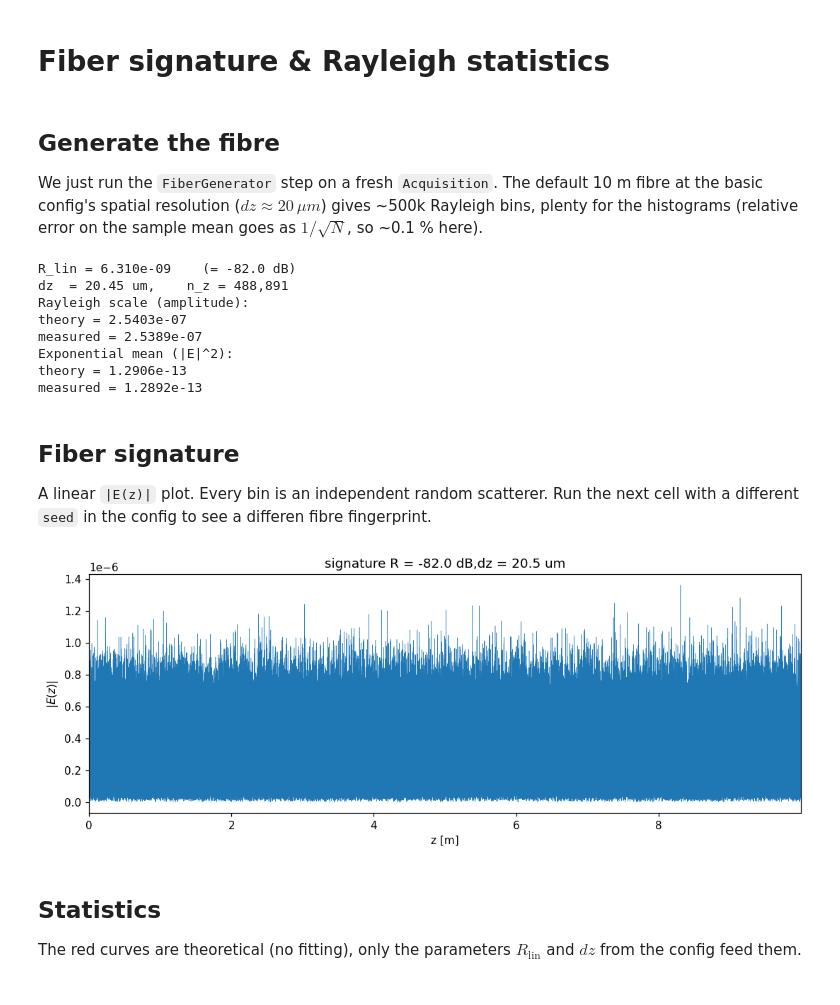
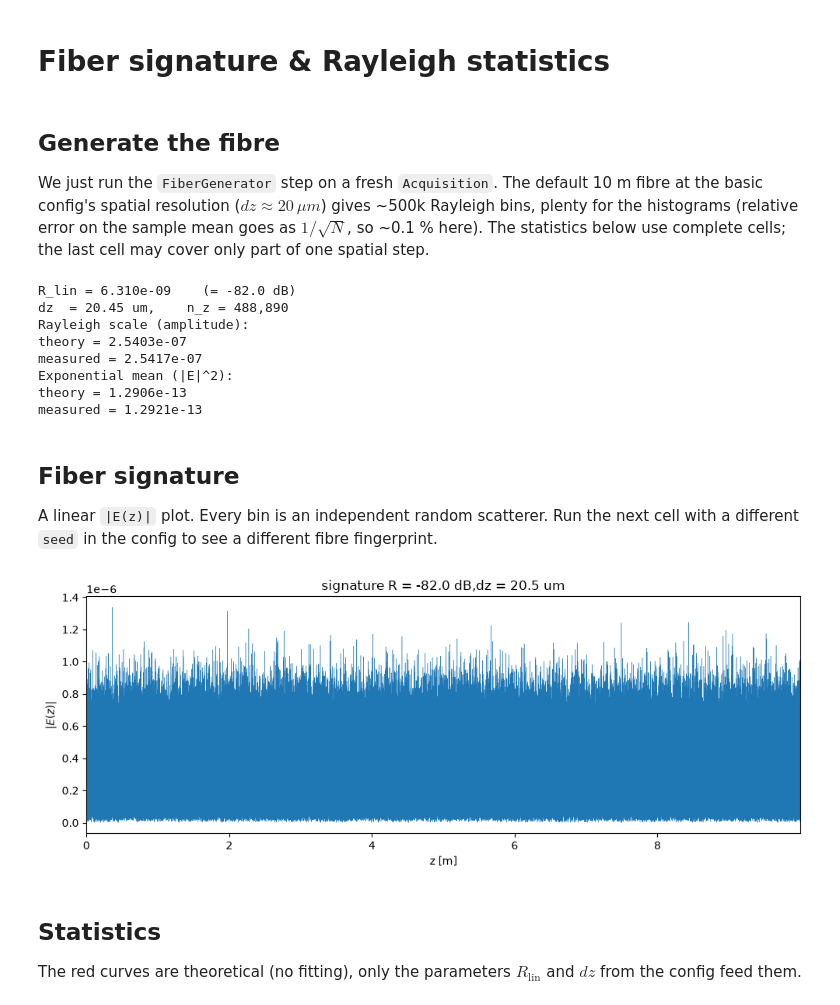
Before and after one commit to ameoli/PyOFDR, a Jupyter notebook: examples/00_fiber_signature.ipynb, the cells around one changed output. Cells and saved outputs as stored; diff of their text form; code cells hidden in the pictures.

```diff
--- a/examples/00_fiber_signature.ipynb
+++ b/examples/00_fiber_signature.ipynb
@@ -17,11 +13,12 @@ from pyofdr.utils.units import dB_to_linear
 ## Generate the fibre
 We just run the `FiberGenerator` step on a fresh `Acquisition`. The default 10 m fibre at the basic config's spatial resolution ($dz \approx 20\,\mu m$) gives ~500k Rayleigh bins, plenty for the
 histograms (relative error on the sample mean goes as $1/\sqrt{N}$, so ~0.1 % here).
+The statistics below use complete cells; the last cell may cover only part of one spatial step.
 # %%
 cfg = load_config('../configs/ofdr_basic.yaml')
 acq = FiberGenerator(cfg).process(Acquisition())
 
-profile = acq.fiber_profile[0] # single core
+profile = acq.fiber_profile[0, :-1]  # full cells in the first core
 mag, phase, power = np.abs(profile), np.angle(profile), np.abs(profile)**2
 
 R_lin     = dB_to_linear(cfg['fiber']['rayleigh_coefficient_dB'])
@@ -44,28 +41,28 @@ print(f"theory = {m_theory:.4e}")
 print(f"measured = {m_meas:.4e}")
 # %% [output]
 R_lin = 6.310e-09    (= -82.0 dB)
-dz  = 20.45 um,    n_z = 488,891
+dz  = 20.45 um,    n_z = 488,890
 Rayleigh scale (amplitude):
 theory = 2.5403e-07
-measured = 2.5389e-07
+measured = 2.5417e-07
 Exponential mean (|E|^2):
 theory = 1.2906e-13
-measured = 1.2892e-13
+measured = 1.2921e-13
 # %% [markdown]
 ## Fiber signature
 A linear `|E(z)|` plot. Every bin is an independent random scatterer.
-Run the next cell with a different `seed` in the config to see a differen fibre fingerprint.
+Run the next cell with a different `seed` in the config to see a different fibre fingerprint.
 # %%
 fig, ax = plt.subplots(1, 1, figsize=(10, 4))
-ax.plot(acq.z, mag, lw=0.3, color='C0')
+ax.plot(acq.z[:-1], mag, lw=0.3, color='C0')
 ax.set_xlabel('z [m]')
 ax.set_ylabel(r'$|E(z)|$')
 ax.set_title(f"signature R = {cfg['fiber']['rayleigh_coefficient_dB']} dB," f"dz = {dz*1e6:.1f} um")
 ax.set_xlim(0, acq.z[-1])
 fig.tight_layout()
 plt.show()
 # %% [output]
-[figure, old version]
+[figure, new version]
 # %% [markdown]
 ## Statistics
 The red curves are theoretical (no fitting), only the parameters $R_{\text{lin}}$ and $dz$ from the config feed them.
```
Also changed, not shown: parts of 2 cells of this notebook, 6 other files.
